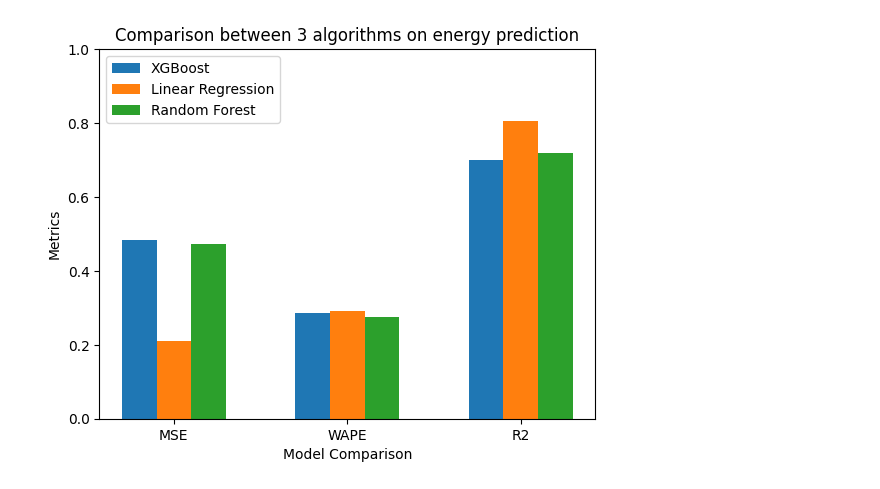
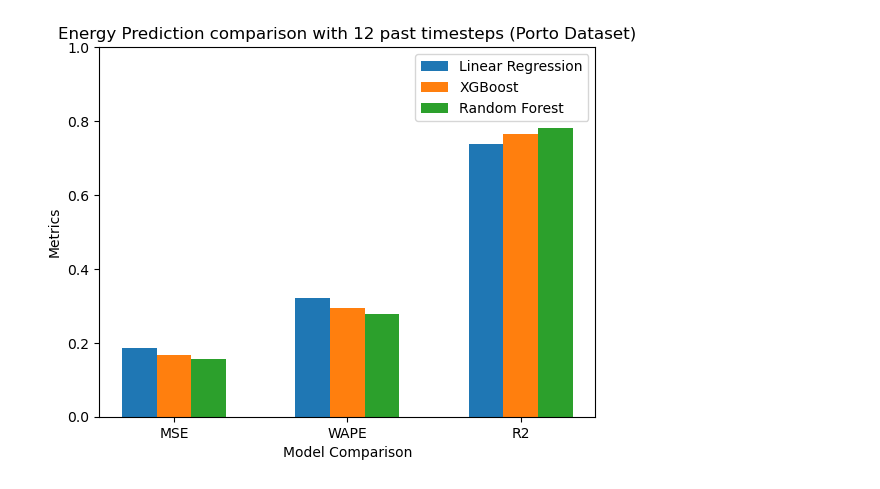
Before and after one commit to franciscomonteiro85/rec-energy-prediction-algorithm, a Jupyter notebook: Graphics.ipynb, the cells around one changed output. Drawn from its saved outputs; the diff is of its cells as text; code cells hidden in the pictures.

Commit message:
Changed order of graphic

```diff
--- a/Graphics.ipynb
+++ b/Graphics.ipynb
@@ -5,16 +5,11 @@ import pandas as pd
 # %%
 def get_metrics_lists(lines):
     model_names = [lines[0][:-1],lines[5][0:-1],lines[10][0:-1]]
-    mse = [lines[1][-6:-1],lines[6][-6:-1],lines[11][-6:-1]]
-    wape = [lines[2][-7:-1],lines[7][-7:-1],lines[12][-7:-1]]
-    r2 = [lines[3][-6:-1],lines[8][-6:-1],lines[13][-6:-1]]
+    mse = [lines[1].split(":")[1][:-1],lines[6].split(":")[1][:-1],lines[11].split(":")[1][:-1]]
+    wape = [lines[2].split(":")[1][:-1],lines[7].split(":")[1][:-1],lines[12].split(":")[1][:-1]]
+    r2 = [lines[3].split(":")[1][:-1],lines[8].split(":")[1][:-1],lines[13].split(":")[1][:-1]]
     mse = list(map(float, mse))
     wape = list(map(float, wape))
     wape = list(map(lambda x: x/100, wape))
     r2 = list(map(float, r2))
     return model_names, mse, wape, r2
-# %%
-with open('gpu_logs/ensemble_log.txt') as f:
-    lines = f.readlines()
-lines = lines[-14:]
-lines
@@ -49,3 +29,8 @@ def show_graphic(lines, title, filename):
     plt.legend()
     plt.savefig(filename)
     plt.show()
+# %%
+with open('gpu_logs/no_ml.txt') as f:
+    lines_noml = f.readlines()
+lines_noml = lines_noml[1:9]
+lines_noml
@@ -51,0 +46,5 @@ def show_graphic(lines, title, filename):
+# %%
+with open('gpu_logs/ensemble.txt') as f:
+    lines = f.readlines()
+lines = lines[-14:]
+lines
@@ -52,4 +66,4 @@ def show_graphic(lines, title, filename):
 # %%
-show_graphic(lines, "Comparison between 3 algorithms on energy prediction", 'images/model_comparison.png')
+show_graphic(lines, "Energy Prediction comparison with 12 past timesteps (Porto Dataset)", 'images/model_comparison.png')
 # %% [output]
-[figure, old version]
+[figure, new version]
```
Also changed, not shown: parts of 11 cells of this notebook, 18 other files.
